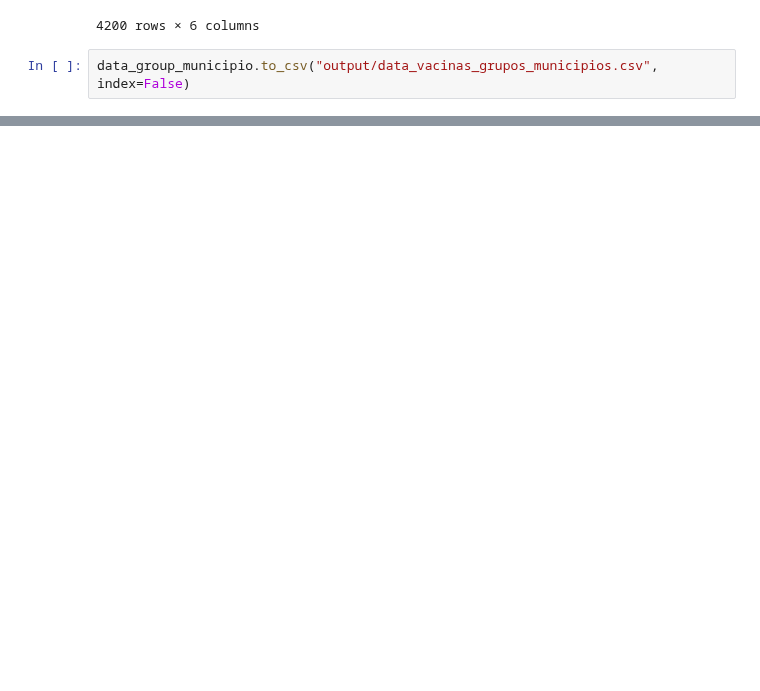
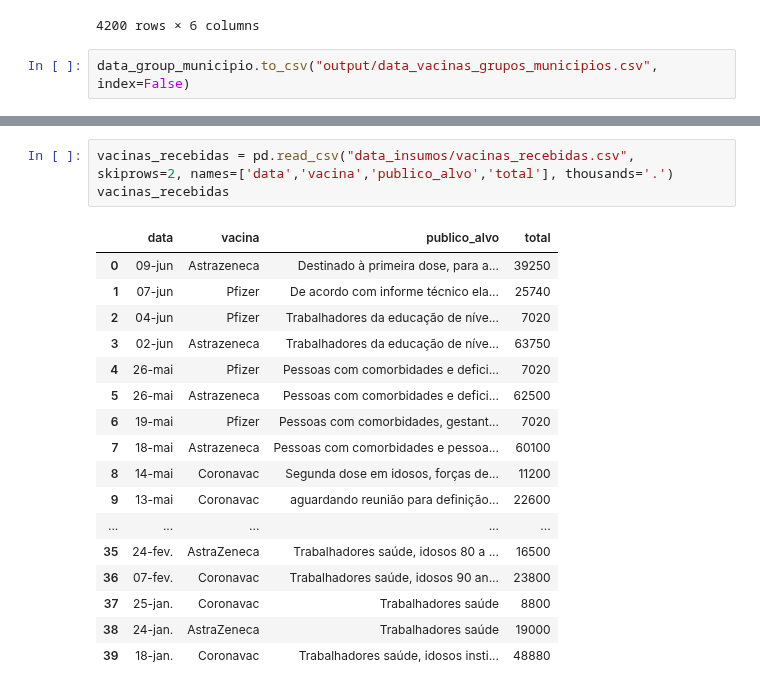
Before and after one commit to adolfoguimaraes/covid19_vacinacao, a Jupyter notebook: Sergipe/processararquivos_vacina_dataviz.ipynb, the cells around one changed output, grey strips where cells are left out. Drawn from its saved outputs; the diff is of its cells as text; blank space fills up the shorter version.

Commit message:
Adicionado arquivo de total de vacinas recebidas

```diff
--- a/Sergipe/processararquivos_vacina_dataviz.ipynb
+++ b/Sergipe/processararquivos_vacina_dataviz.ipynb
@@ -277,0 +317,21 @@ data_group_municipio.to_csv("output/data_vacinas_grupos_municipios.csv", index=F
+# %%
+vacinas_recebidas = pd.read_csv("data_insumos/vacinas_recebidas.csv", skiprows=2, names=['data','vacina','publico_alvo','total'], thousands='.')
+vacinas_recebidas
+# %% [output]
+|  | data | vacina | publico_alvo | total |
+| 0 | 09-jun | Astrazeneca | Destinado à primeira dose, para a... | 39250 |
+| 1 | 07-jun | Pfizer | De acordo com informe técnico ela... | 25740 |
+| 2 | 04-jun | Pfizer | Trabalhadores da educação de níve... | 7020 |
+| 3 | 02-jun | Astrazeneca | Trabalhadores da educação de níve... | 63750 |
+| 4 | 26-mai | Pfizer | Pessoas com comorbidades e defici... | 7020 |
+| 5 | 26-mai | Astrazeneca | Pessoas com comorbidades e defici... | 62500 |
+| 6 | 19-mai | Pfizer | Pessoas com comorbidades, gestant... | 7020 |
+| 7 | 18-mai | Astrazeneca | Pessoas com comorbidades e pessoa... | 60100 |
+| 8 | 14-mai | Coronavac | Segunda dose em idosos, forças de... | 11200 |
+| 9 | 13-mai | Coronavac | aguardando reunião para definição... | 22600 |
+| ... | ... | ... | ... | ... |
+| 35 | 24-fev. | AstraZeneca | Trabalhadores saúde, idosos 80 a ... | 16500 |
+| 36 | 07-fev. | Coronavac | Trabalhadores saúde, idosos 90 an... | 23800 |
+| 37 | 25-jan. | Coronavac | Trabalhadores saúde | 8800 |
+| 38 | 24-jan. | AstraZeneca | Trabalhadores saúde | 19000 |
+| 39 | 18-jan. | Coronavac | Trabalhadores saúde, idosos insti... | 48880 |
```
Also changed, not shown: parts of 8 cells of this notebook, 1 other file.
